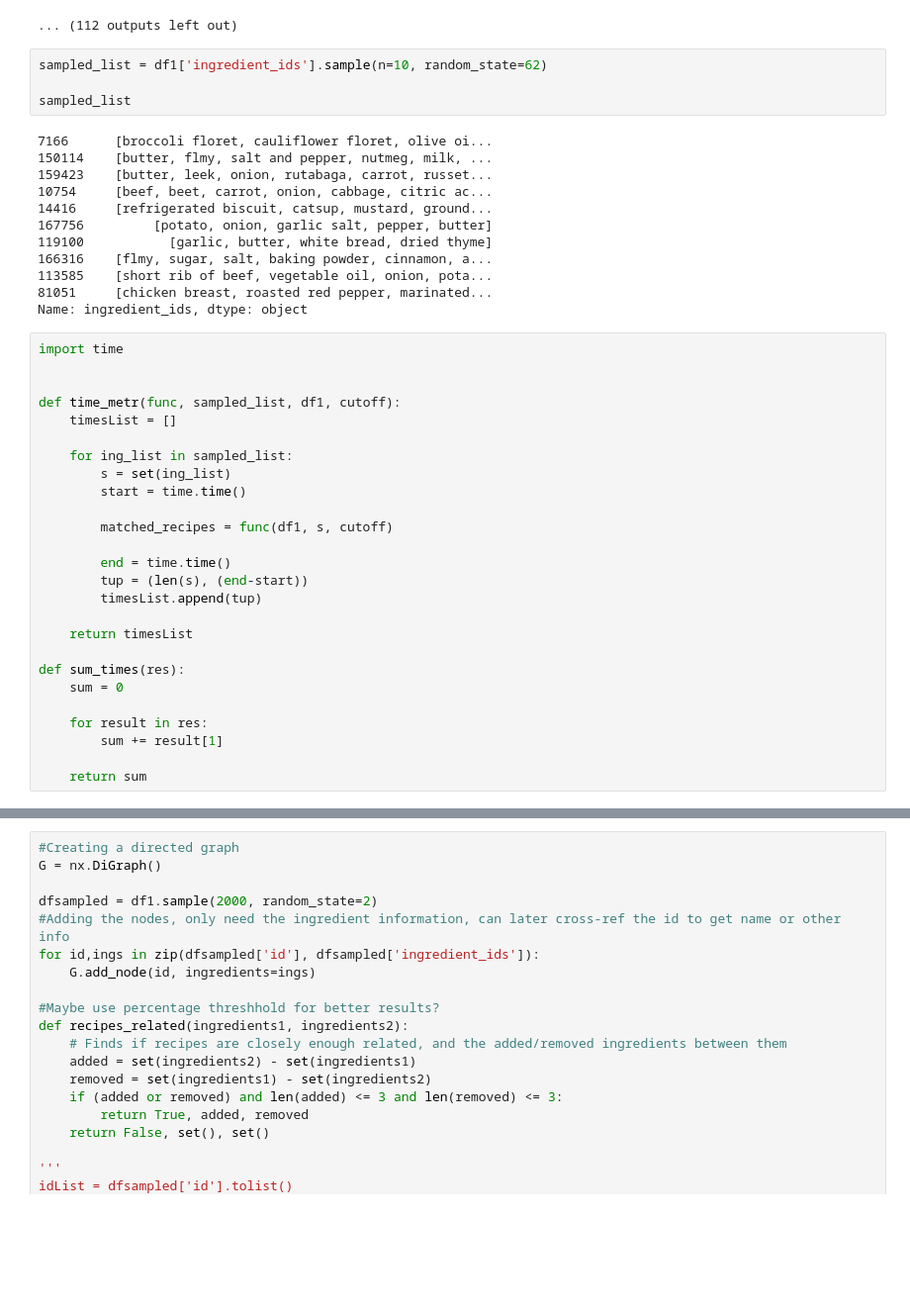
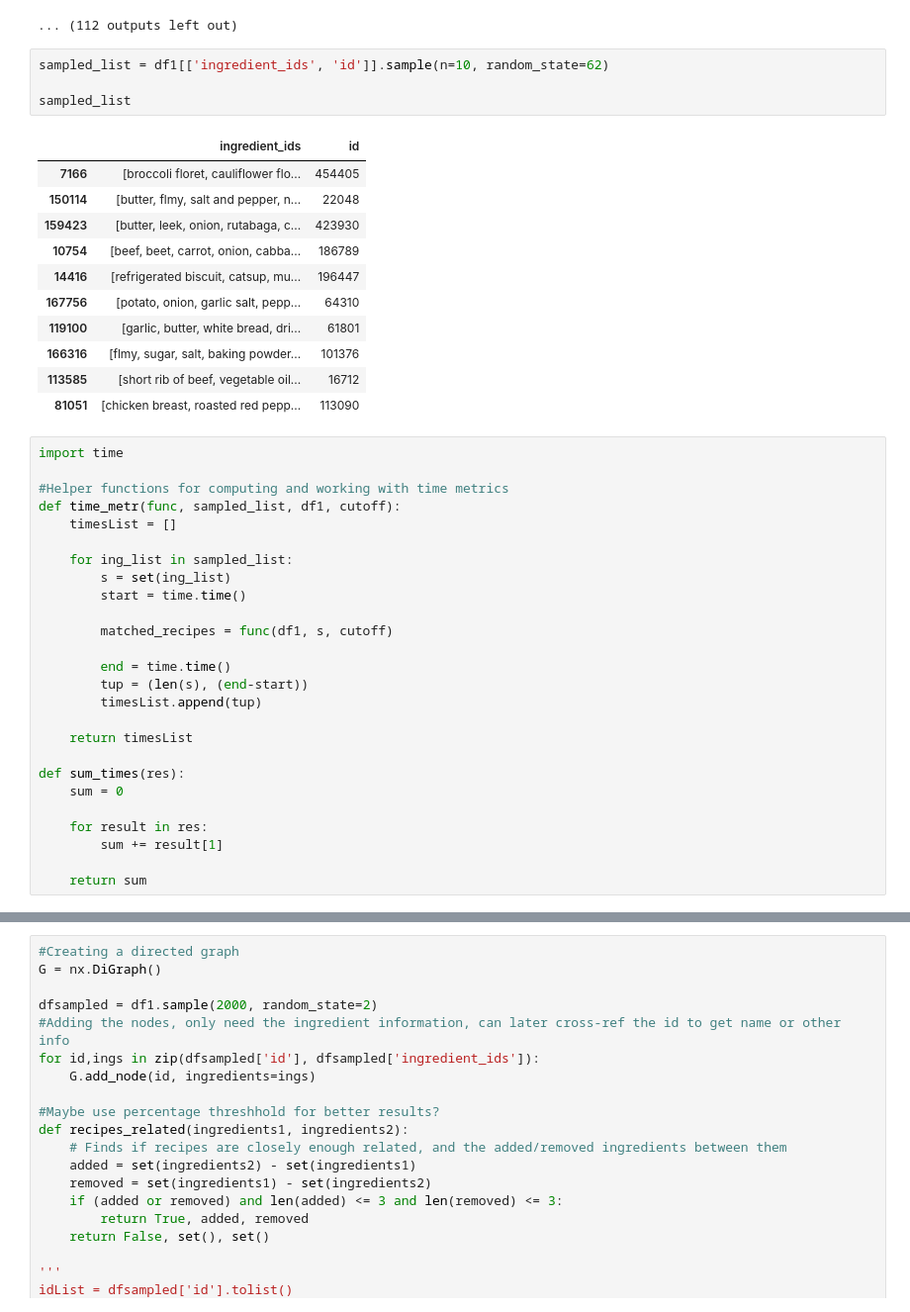
Before and after one commit to asdunnbe/560_CulinaryInsights, a Jupyter notebook: Data Exploration and Search.ipynb, the cells around one changed output, grey strips where cells are left out. Shown at 99% size. Saved outputs shown, nothing was run; the diff lists cells and outputs as text; blank space fills up the shorter version.

```diff
--- a/Data Exploration and Search.ipynb
+++ b/Data Exploration and Search.ipynb
@@ -325,25 +325,25 @@ display('Number of matches: ', len(matched_recipes))
 {'butter', 'flmy', 'salt', 'sugar', 'water', 'yeast'}
 ... (112 outputs left out)
 # %%
-sampled_list = df1['ingredient_ids'].sample(n=10, random_state=62)
+sampled_list = df1[['ingredient_ids', 'id']].sample(n=10, random_state=62)
 
 sampled_list
 # %% [output]
-7166      [broccoli floret, cauliflower floret, olive oi...
-150114    [butter, flmy, salt and pepper, nutmeg, milk, ...
-159423    [butter, leek, onion, rutabaga, carrot, russet...
-10754     [beef, beet, carrot, onion, cabbage, citric ac...
-14416     [refrigerated biscuit, catsup, mustard, ground...
-167756         [potato, onion, garlic salt, pepper, butter]
-119100           [garlic, butter, white bread, dried thyme]
-166316    [flmy, sugar, salt, baking powder, cinnamon, a...
-113585    [short rib of beef, vegetable oil, onion, pota...
-81051     [chicken breast, roasted red pepper, marinated...
-Name: ingredient_ids, dtype: object
+|  | ingredient_ids | id |
+| 7166 | [broccoli floret, cauliflower flo... | 454405 |
+| 150114 | [butter, flmy, salt and pepper, n... | 22048 |
+| 159423 | [butter, leek, onion, rutabaga, c... | 423930 |
+| 10754 | [beef, beet, carrot, onion, cabba... | 186789 |
+| 14416 | [refrigerated biscuit, catsup, mu... | 196447 |
+| 167756 | [potato, onion, garlic salt, pepp... | 64310 |
+| 119100 | [garlic, butter, white bread, dri... | 61801 |
+| 166316 | [flmy, sugar, salt, baking powder... | 101376 |
+| 113585 | [short rib of beef, vegetable oil... | 16712 |
+| 81051 | [chicken breast, roasted red pepp... | 113090 |
 # %%
 import time
 
-
+#Helper functions for computing and working with time metrics
 def time_metr(func, sampled_list, df1, cutoff):
     timesList = []
 
```
Also changed, not shown: parts of 7 cells of this notebook.
